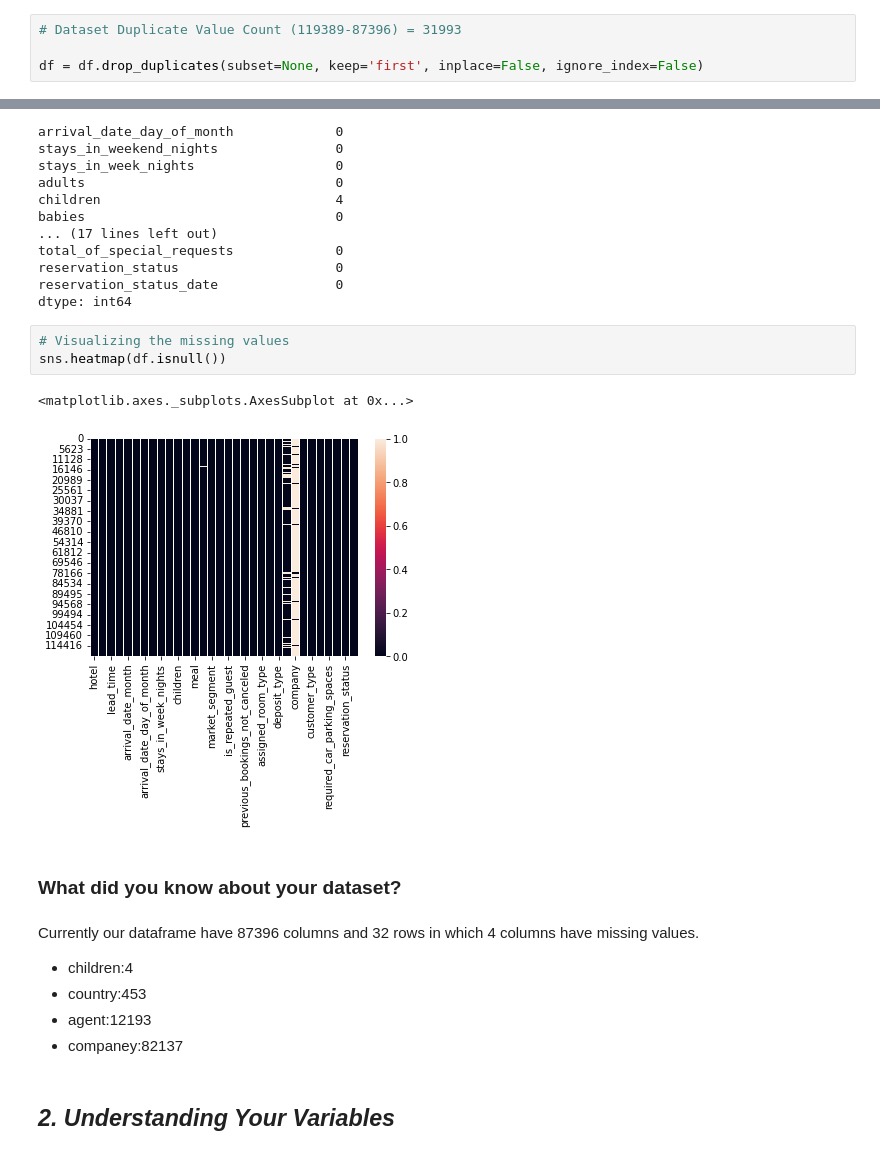
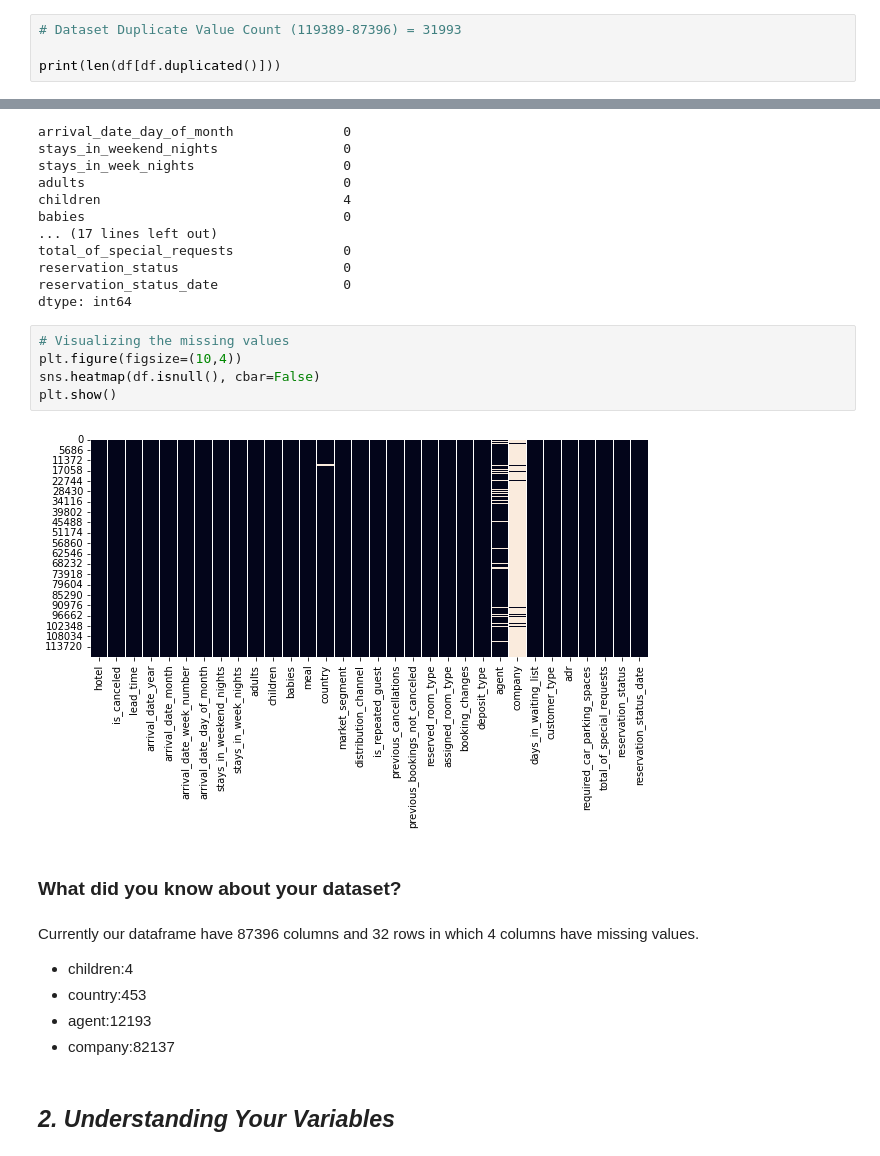
Before and after one commit to ZenCodex559/Hotel-Booking-Analysis, a Jupyter notebook: EDA_Capstone_Project_|_Hotel_Booking_Analysis.ipynb, the cells around one changed output, grey strips where cells are left out. Cells and saved outputs as stored; diff of their text form.

```diff
--- a/EDA_Capstone_Project_|_Hotel_Booking_Analysis.ipynb
+++ b/EDA_Capstone_Project_|_Hotel_Booking_Analysis.ipynb
@@ -134,4 +137,4 @@ memory usage: 29.1+ MB
 # %%
 # Dataset Duplicate Value Count (119389-87396) = 31993
 
-df = df.drop_duplicates(subset=None, keep='first', inplace=False, ignore_index=False)
+print(len(df[df.duplicated()]))
@@ -161,10 +166,11 @@ reservation_status_date               0
 dtype: int64
 # %%
 # Visualizing the missing values
-sns.heatmap(df.isnull())
+plt.figure(figsize=(10,4))
+sns.heatmap(df.isnull(), cbar=False)
+plt.show()
 # %% [output]
-<matplotlib.axes._subplots.AxesSubplot at 0x...>
-[figure, old version]
+[figure, new version]
 # %% [markdown]
 ### What did you know about your dataset?
 # %% [markdown]
@@ -174,7 +180,7 @@ Currently our dataframe have 87396 columns and 32 rows in which 4 columns have m
 *   children:4
 *   country:453
 *   agent:12193
-*   companey:82137
+*   company:82137
 # %% [markdown]
 ## ***2. Understanding Your Variables***
 # %%
```
Also changed, not shown: parts of 17 cells of this notebook.
